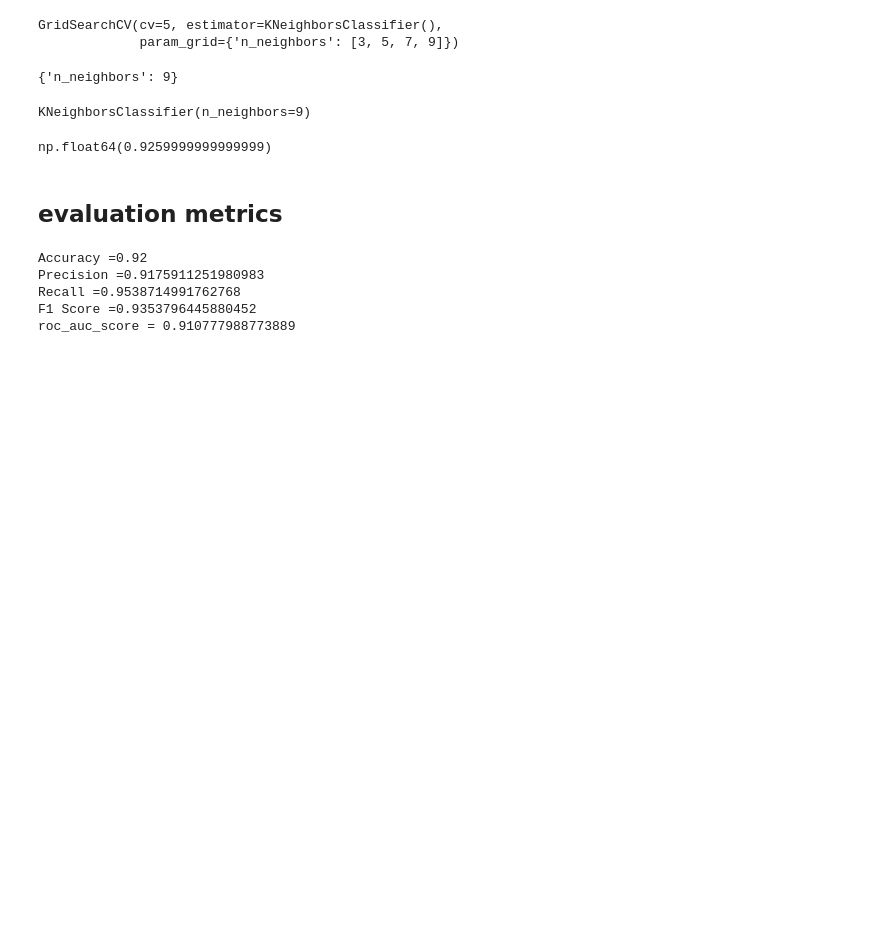
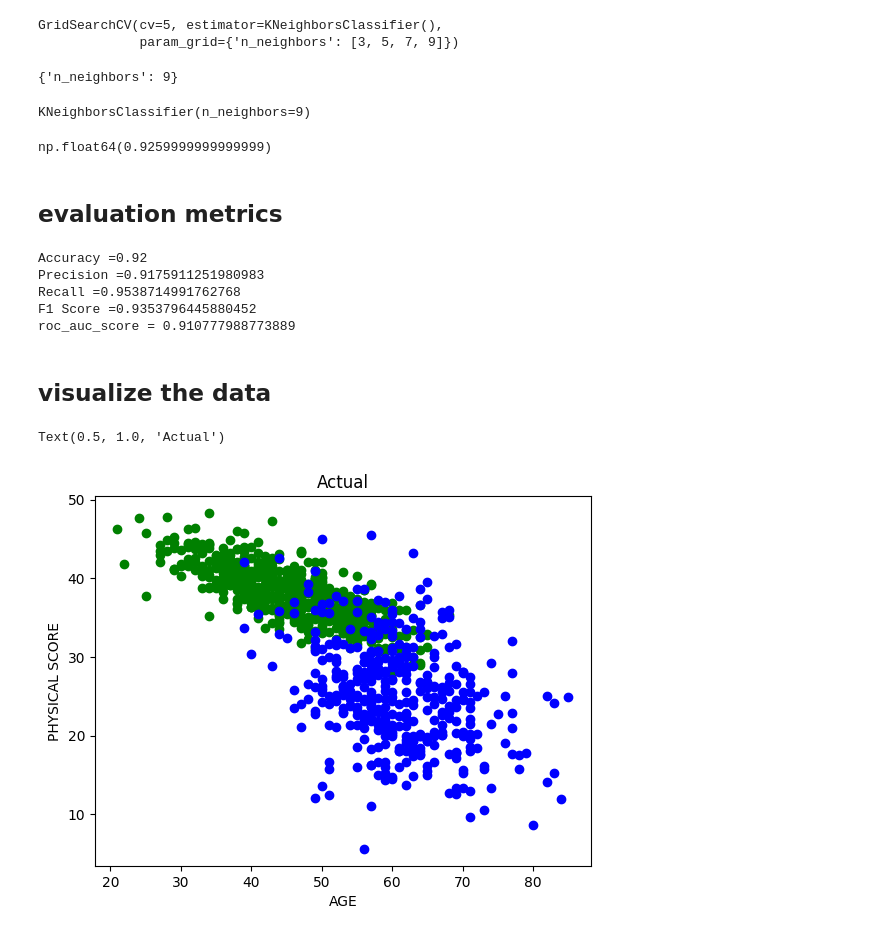
Before and after one commit to sakshikarule/IOT, a Jupyter notebook: Python/Day12/program3_KNN.ipynb, the cells around one changed output. Drawn from its saved outputs; the diff is of its cells as text; code cells hidden in the pictures; blank space fills up the shorter version.

```diff
--- a/Python/Day12/program3_KNN.ipynb
+++ b/Python/Day12/program3_KNN.ipynb
@@ -150,0 +149,11 @@ roc_auc_score = 0.910777988773889
+# %% [markdown]
+## visualize the data
+# %%
+plt.scatter(x_test['age'][y_test==1],x_test['physical_score'][y_test==1],color='green')
+plt.scatter(x_test['age'][y_test==0],x_test['physical_score'][y_test==0],color='blue')
+plt.xlabel('AGE')
+plt.ylabel('PHYSICAL SCORE')
+plt.title("Actual")
+# %% [output]
+Text(0.5, 1.0, 'Actual')
+[figure, added]
```
Also changed, not shown: parts of 2 cells of this notebook, 1 other file.
